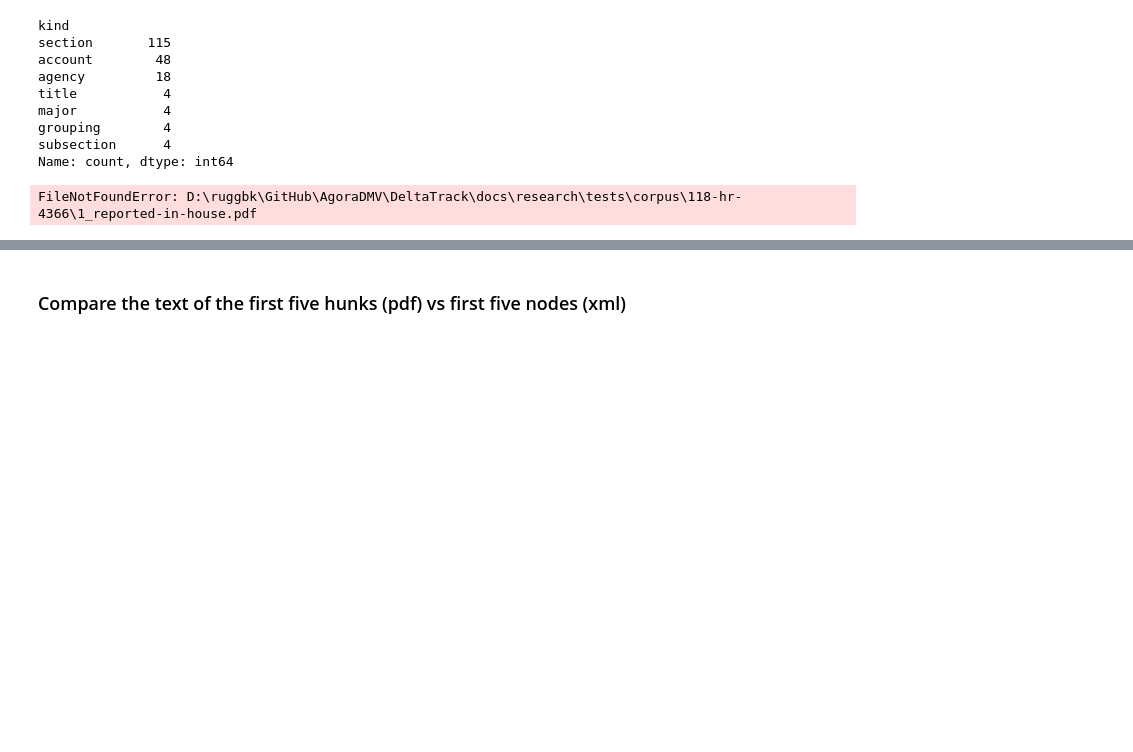
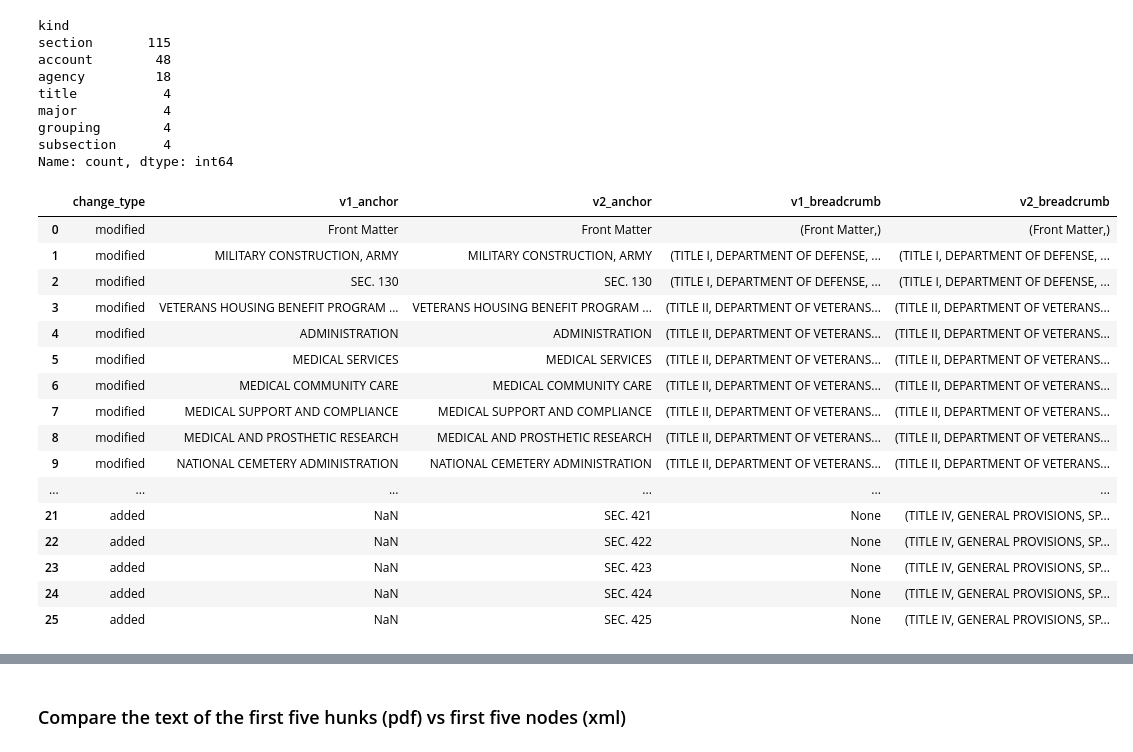
Before and after one commit to civictechdc/DeltaTrack, a Jupyter notebook: docs/research/financial-semantics/01_eda.ipynb, the cells around one changed output, grey strips where cells are left out. Cells and saved outputs as stored; diff of their text form; code cells hidden in the pictures; blank space fills up the shorter version.

Commit message:
fix(research): correct remaining notebook paths in 01_eda.ipynb

```diff
--- a/docs/research/financial-semantics/01_eda.ipynb
+++ b/docs/research/financial-semantics/01_eda.ipynb
@@ -356,24 +356,40 @@ Name: count, dtype: int64
 # %%
 from deltatrack.parsers.pdf_text import extract_clean_pages  # noqa: F401
 
-v1_pages = extract_clean_pages(Path("../tests/corpus/118-hr-4366/1_reported-in-house.pdf"))
-v2_pages = extract_clean_pages(Path("../tests/corpus/118-hr-4366/2_engrossed-in-house.pdf"))
+v1_pages = extract_clean_pages(Path("../../../tests/corpus/118-hr-4366/1_reported-in-house.pdf"))
+v2_pages = extract_clean_pages(Path("../../../tests/corpus/118-hr-4366/2_engrossed-in-house.pdf"))
 pdf_diff = diff_pdfs(v1_pages, v2_pages)
 
 df_hunks = pd.DataFrame(
     [
         {
             "change_type": h.change_type,
             "v1_anchor": h.v1_anchor.text if h.v1_anchor else None,
             "v2_anchor": h.v2_anchor.text if h.v2_anchor else None,
             "v1_breadcrumb": breadcrumb_for(h.v1_anchor, pdf_diff.v1_anchors) if h.v1_anchor else None,
             "v2_breadcrumb": breadcrumb_for(h.v2_anchor, pdf_diff.v2_anchors) if h.v2_anchor else None,
         }
         for h in pdf_diff.hunks
     ]
 )
 df_hunks
 # %% [output]
-FileNotFoundError: D:\ruggbk\GitHub\AgoraDMV\DeltaTrack\docs\research\tests\corpus\118-hr-4366\1_reported-in-house.pdf
+|  | change_type | v1_anchor | v2_anchor | v1_breadcrumb | v2_breadcrumb |
+| 0 | modified | Front Matter | Front Matter | (Front Matter,) | (Front Matter,) |
+| 1 | modified | MILITARY CONSTRUCTION, ARMY | MILITARY CONSTRUCTION, ARMY | (TITLE I, DEPARTMENT OF DEFENSE, ... | (TITLE I, DEPARTMENT OF DEFENSE, ... |
+| 2 | modified | SEC. 130 | SEC. 130 | (TITLE I, DEPARTMENT OF DEFENSE, ... | (TITLE I, DEPARTMENT OF DEFENSE, ... |
+| 3 | modified | VETERANS HOUSING BENEFIT PROGRAM ... | VETERANS HOUSING BENEFIT PROGRAM ... | (TITLE II, DEPARTMENT OF VETERANS... | (TITLE II, DEPARTMENT OF VETERANS... |
+| 4 | modified | ADMINISTRATION | ADMINISTRATION | (TITLE II, DEPARTMENT OF VETERANS... | (TITLE II, DEPARTMENT OF VETERANS... |
+| 5 | modified | MEDICAL SERVICES | MEDICAL SERVICES | (TITLE II, DEPARTMENT OF VETERANS... | (TITLE II, DEPARTMENT OF VETERANS... |
+| 6 | modified | MEDICAL COMMUNITY CARE | MEDICAL COMMUNITY CARE | (TITLE II, DEPARTMENT OF VETERANS... | (TITLE II, DEPARTMENT OF VETERANS... |
+| 7 | modified | MEDICAL SUPPORT AND COMPLIANCE | MEDICAL SUPPORT AND COMPLIANCE | (TITLE II, DEPARTMENT OF VETERANS... | (TITLE II, DEPARTMENT OF VETERANS... |
+| 8 | modified | MEDICAL AND PROSTHETIC RESEARCH | MEDICAL AND PROSTHETIC RESEARCH | (TITLE II, DEPARTMENT OF VETERANS... | (TITLE II, DEPARTMENT OF VETERANS... |
+| 9 | modified | NATIONAL CEMETERY ADMINISTRATION | NATIONAL CEMETERY ADMINISTRATION | (TITLE II, DEPARTMENT OF VETERANS... | (TITLE II, DEPARTMENT OF VETERANS... |
+| ... | ... | ... | ... | ... | ... |
+| 21 | added | NaN | SEC. 421 | None | (TITLE IV, GENERAL PROVISIONS, SP... |
+| 22 | added | NaN | SEC. 422 | None | (TITLE IV, GENERAL PROVISIONS, SP... |
+| 23 | added | NaN | SEC. 423 | None | (TITLE IV, GENERAL PROVISIONS, SP... |
+| 24 | added | NaN | SEC. 424 | None | (TITLE IV, GENERAL PROVISIONS, SP... |
+| 25 | added | NaN | SEC. 425 | None | (TITLE IV, GENERAL PROVISIONS, SP... |
 # %%
 pdf_diff.hunks[0].__dir__()
```
Also changed, not shown: parts of 4 cells of this notebook.
